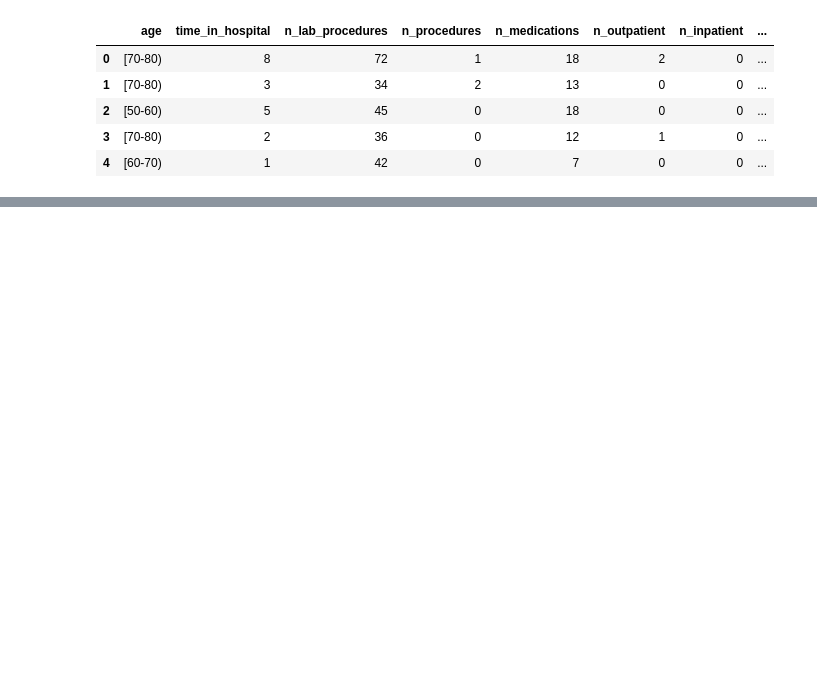
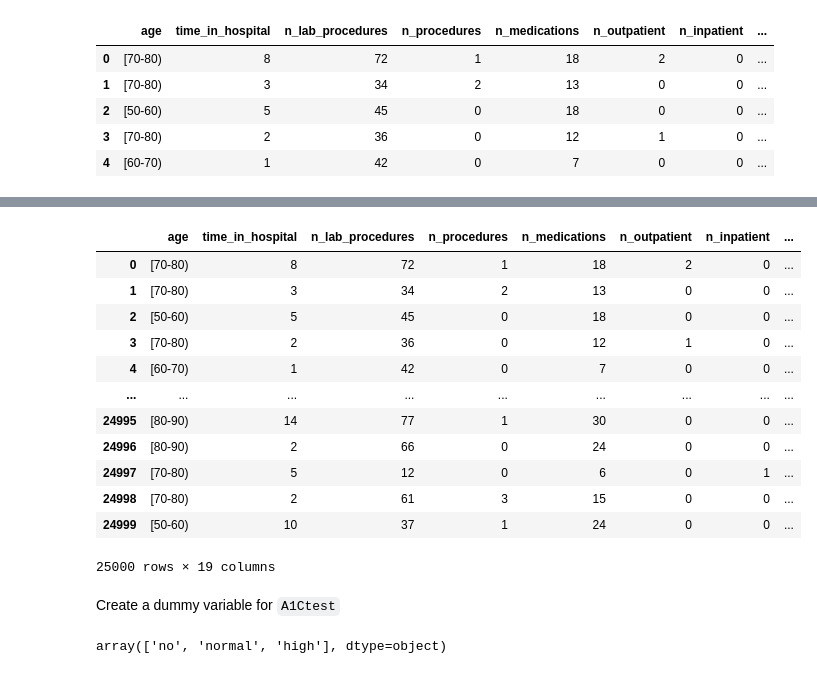
Before and after one commit to victoriaktruong/Diabetic-Patient-Readmission-Rate-Analysis-and-Prediction-Model, a Jupyter notebook: master-script.ipynb, the cells around one changed output, grey strips where cells are left out. Saved outputs shown, nothing was run; the diff lists cells and outputs as text; code cells hidden in the pictures; blank space fills up the shorter version.

```diff
--- a/master-script.ipynb
+++ b/master-script.ipynb
@@ -24,0 +91,32 @@ raw_data.head()
+# %%
+# Using one-hot encoding
+dummy_glucose_test = pd.get_dummies(data['glucose_test'], prefix='glucose')
+
+# Concatenating the dummy variables to the existing dataframe
+data = pd.concat([data,dummy_glucose_test],axis=1)
+
+# Deleting the 'glucose_test' column
+data = data.drop('glucose_test',axis=1)
+
+data
+# %% [output]
+|  | age | time_in_hospital | n_lab_procedures | n_procedures | n_medications | n_outpatient | n_inpatient | ... |
+| 0 | [70-80) | 8 | 72 | 1 | 18 | 2 | 0 | ... |
+| 1 | [70-80) | 3 | 34 | 2 | 13 | 0 | 0 | ... |
+| 2 | [50-60) | 5 | 45 | 0 | 18 | 0 | 0 | ... |
+| 3 | [70-80) | 2 | 36 | 0 | 12 | 1 | 0 | ... |
+| 4 | [60-70) | 1 | 42 | 0 | 7 | 0 | 0 | ... |
+| ... | ... | ... | ... | ... | ... | ... | ... | ... |
+| 24995 | [80-90) | 14 | 77 | 1 | 30 | 0 | 0 | ... |
+| 24996 | [80-90) | 2 | 66 | 0 | 24 | 0 | 0 | ... |
+| 24997 | [70-80) | 5 | 12 | 0 | 6 | 0 | 1 | ... |
+| 24998 | [70-80) | 2 | 61 | 3 | 15 | 0 | 0 | ... |
+| 24999 | [50-60) | 10 | 37 | 1 | 24 | 0 | 0 | ... |
+25000 rows × 19 columns
+# %% [markdown]
+Create a dummy variable for `A1Ctest`
+# %%
+# Assessing the types of values for 'A1Ctest'
+data.A1Ctest.unique()
+# %% [output]
+array(['no', 'normal', 'high'], dtype=object)
```
Also changed, not shown: parts of 84 cells of this notebook, 1 other file.
